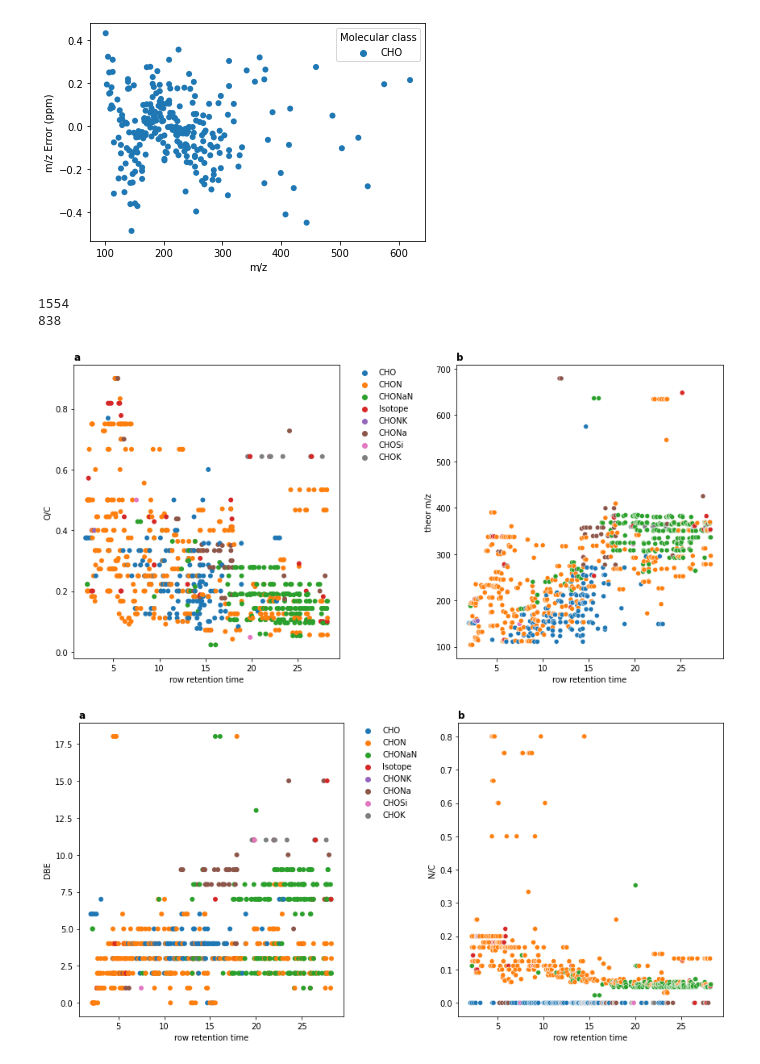
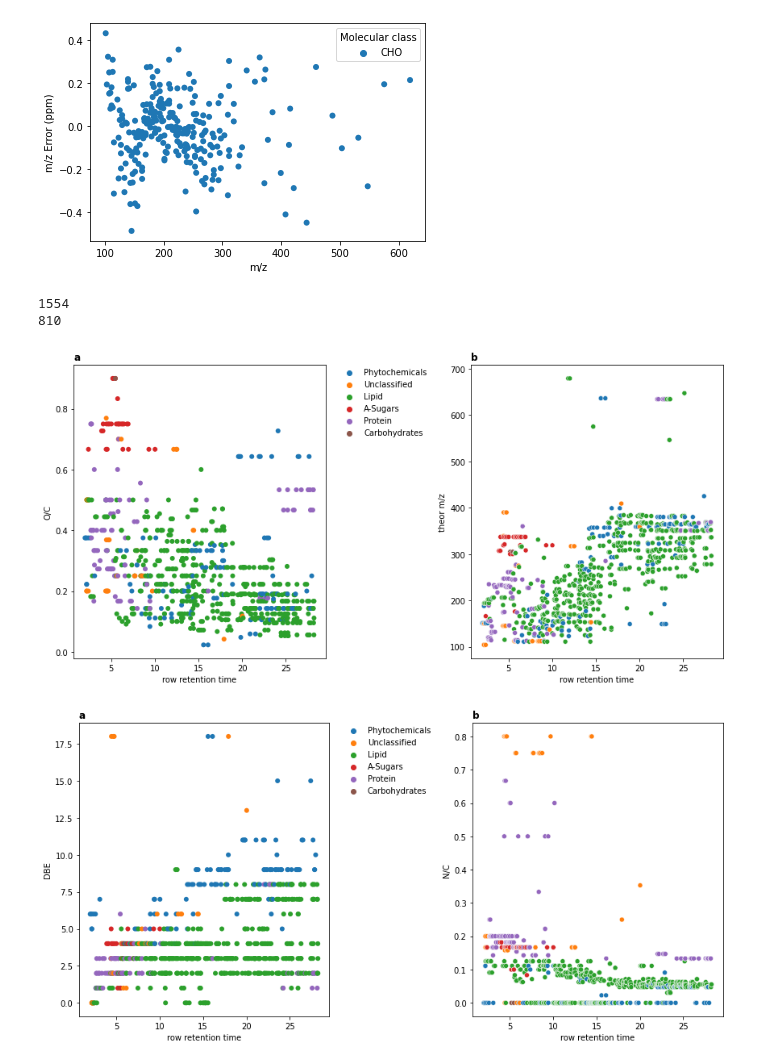
Before and after one commit to rboiteau/CoreMS, a Jupyter notebook: examples/Root exudate analysis/CoreMS_formula_assignment_notebook.ipynb, the cells around one changed output. Saved outputs shown, nothing was run; the diff lists cells and outputs as text; code cells hidden in the pictures.

```diff
--- a/examples/Root exudate analysis/CoreMS_formula_assignment_notebook.ipynb
+++ b/examples/Root exudate analysis/CoreMS_formula_assignment_notebook.ipynb
@@ -363,11 +454,11 @@ mz='row m/z'
 
 
 featurelist=pd.read_csv(file_location+'/'+featurelist_file+'.csv')
-threshold=0.005 #Mass accuracy of metabolomic data.
+threshold=0.01 #Mass accuracy of metabolomic data.
 
 
 
-timebins=masterresults_df.Time.unique()
+timebins=allresults.Time.unique()
 feature_annotations=[]
 for i in featurelist.iterrows():
     current=i[1].to_dict()
@@ -378,7 +469,7 @@ for i in featurelist.iterrows():
 
     annotations=allresults[(allresults['Time']==match) & (abs(allresults['m/z']-cmass)<threshold)]
     current['all library hits']=len(annotations)
-    annotations=results[(results['Time']==match) & (abs(results['m/z']-cmass)<threshold)]
+    annotations=assignedresults[(assignedresults['Time']==match) & (abs(assignedresults['m/z']-cmass)<threshold)]
     current['annotated library hits']=len(annotations)
 
     if len(annotations)>0:
@@ -396,8 +487,10 @@ for i in featurelist.iterrows():
         current['O/C']=annotations['O/C'].to_numpy()[0]
         current['H/C']=annotations['H/C'].to_numpy()[0]
         current['N/C']=annotations['N/C'].to_numpy()[0]
+        current['P/C']=annotations['P/C'].to_numpy()[0]
         current['DBE']=annotations['DBE'].to_numpy()[0]
         current['NOSC']=annotations['NOSC'].to_numpy()[0]
+        current['Stoichiometric classification']=annotations['Stoichiometric classification'].to_numpy()[0]
 
         for element in elements:
             current[element]=annotations[element].to_numpy()
@@ -411,37 +504,37 @@ featurelist_annotated.to_csv(file_location+'/'+featurelist_file+'_annotated.csv'
 # %%
 print(len(featurelist_annotated))
 print(len(featurelist_annotated[featurelist_annotated['theor m/z']>0]))
 
 #### Plot and save error distribution figure
 fig, ((ax1, ax2)) = plt.subplots(1,2)
 fig.set_size_inches(12, 6)
 
-sns.scatterplot(x=rt,y='O/C',hue='Molecular class',data=featurelist_annotated,ax=ax1, edgecolor='none')
+sns.scatterplot(x=rt,y='O/C',hue='Stoichiometric classification',data=featurelist_annotated,ax=ax1, edgecolor='none')
 ax1.legend(bbox_to_anchor=(1.05, 1), loc=2, borderaxespad=0.,frameon=False)
 #ax1.set_xlim(200,800)
 ax1.set_title('a', fontweight='bold', loc='left')
 
-sns.scatterplot(x=rt,y='theor m/z',data=featurelist_annotated,hue='Molecular class',ax=ax2,legend=False)
+sns.scatterplot(x=rt,y='theor m/z',data=featurelist_annotated,hue='Stoichiometric classification',ax=ax2,legend=False)
 #ax2.set_xlim(-0.3,0.3)
 ax2.set_title('b', fontweight='bold', loc='left')
 fig.tight_layout()
 
 #### Plot and save error distribution figure
 fig, ((ax1, ax2)) = plt.subplots(1,2)
 fig.set_size_inches(12, 6)
 
-sns.scatterplot(x=rt,y='DBE',hue='Molecular class',data=featurelist_annotated,ax=ax1, edgecolor='none')
+sns.scatterplot(x=rt,y='DBE',hue='Stoichiometric classification',data=featurelist_annotated,ax=ax1, edgecolor='none')
 ax1.legend(bbox_to_anchor=(1.05, 1), loc=2, borderaxespad=0.,frameon=False)
 #ax1.set_xlim(200,800)
 ax1.set_title('a', fontweight='bold', loc='left')
 
-sns.scatterplot(x=rt,y='N/C',data=featurelist_annotated,hue='Molecular class',ax=ax2,legend=False)
+sns.scatterplot(x=rt,y='N/C',data=featurelist_annotated,hue='Stoichiometric classification',ax=ax2,legend=False)
 #ax2.set_xlim(-0.3,0.3)
 ax2.set_title('b', fontweight='bold', loc='left')
 
 fig.tight_layout()
 # %% [output]
 1554
-838
+810
-[figure, old version]
+[figure, new version]
-[figure, old version]
+[figure, new version]
```
Also changed, not shown: parts of 2 cells of this notebook, 22 other files.
